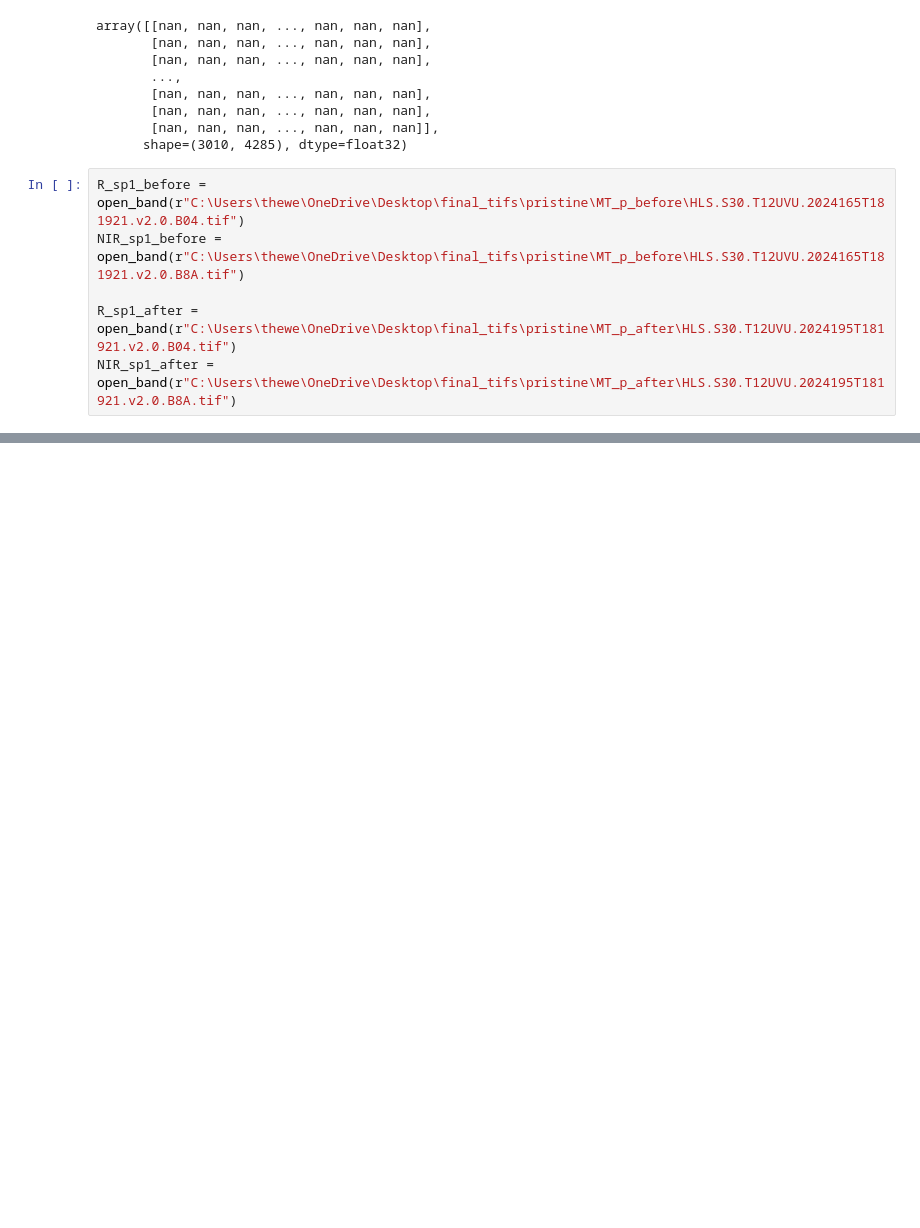
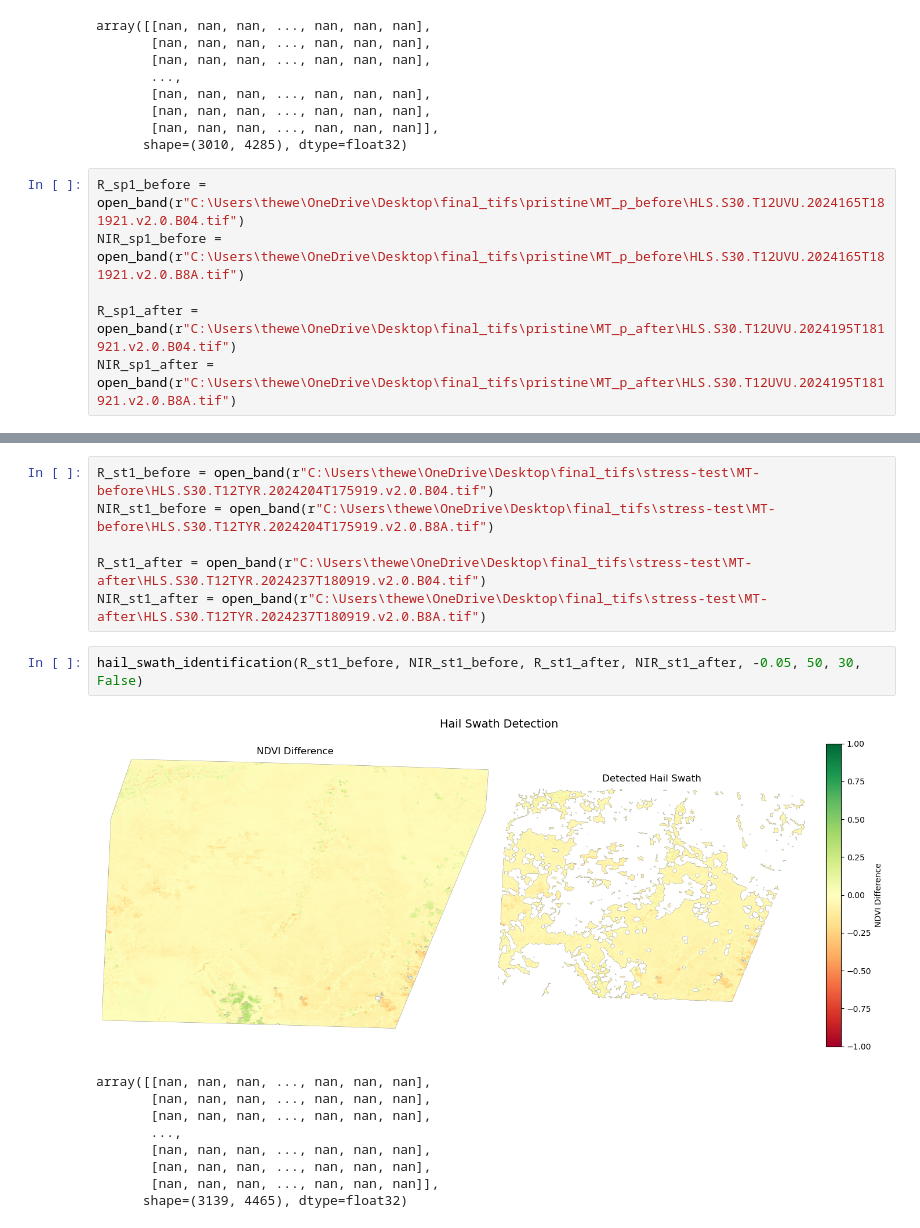
Before and after one commit to theweatherwill/AES408_Final_Donaldson, a Jupyter notebook: Donaldson_Final.ipynb, the cells around one changed output, grey strips where cells are left out. Drawn from its saved outputs; the diff is of its cells as text; blank space fills up the shorter version.

Commit message:
Stress-test example added, pngs uploaded

```diff
--- a/Donaldson_Final.ipynb
+++ b/Donaldson_Final.ipynb
@@ -114,3 +122,21 @@ array([[nan, nan, nan, ..., nan, nan, nan],
        [nan, nan, nan, ..., nan, nan, nan],
        [nan, nan, nan, ..., nan, nan, nan]],
       shape=(2888, 4333), dtype=float32)
+# %%
+R_st1_before = open_band(r"C:\Users\thewe\OneDrive\Desktop\final_tifs\stress-test\MT-before\HLS.S30.T12TYR.2024204T175919.v2.0.B04.tif")
+NIR_st1_before = open_band(r"C:\Users\thewe\OneDrive\Desktop\final_tifs\stress-test\MT-before\HLS.S30.T12TYR.2024204T175919.v2.0.B8A.tif")
+
+R_st1_after = open_band(r"C:\Users\thewe\OneDrive\Desktop\final_tifs\stress-test\MT-after\HLS.S30.T12TYR.2024237T180919.v2.0.B04.tif")
+NIR_st1_after = open_band(r"C:\Users\thewe\OneDrive\Desktop\final_tifs\stress-test\MT-after\HLS.S30.T12TYR.2024237T180919.v2.0.B8A.tif")
+# %%
+hail_swath_identification(R_st1_before, NIR_st1_before, R_st1_after, NIR_st1_after, -0.05, 50, 30, False)
+# %% [output]
+[figure, added]
+array([[nan, nan, nan, ..., nan, nan, nan],
+       [nan, nan, nan, ..., nan, nan, nan],
+       [nan, nan, nan, ..., nan, nan, nan],
+       ...,
+       [nan, nan, nan, ..., nan, nan, nan],
+       [nan, nan, nan, ..., nan, nan, nan],
+       [nan, nan, nan, ..., nan, nan, nan]],
+      shape=(3139, 4465), dtype=float32)
```
Also changed, not shown: parts of 4 cells of this notebook, 4 other files.
